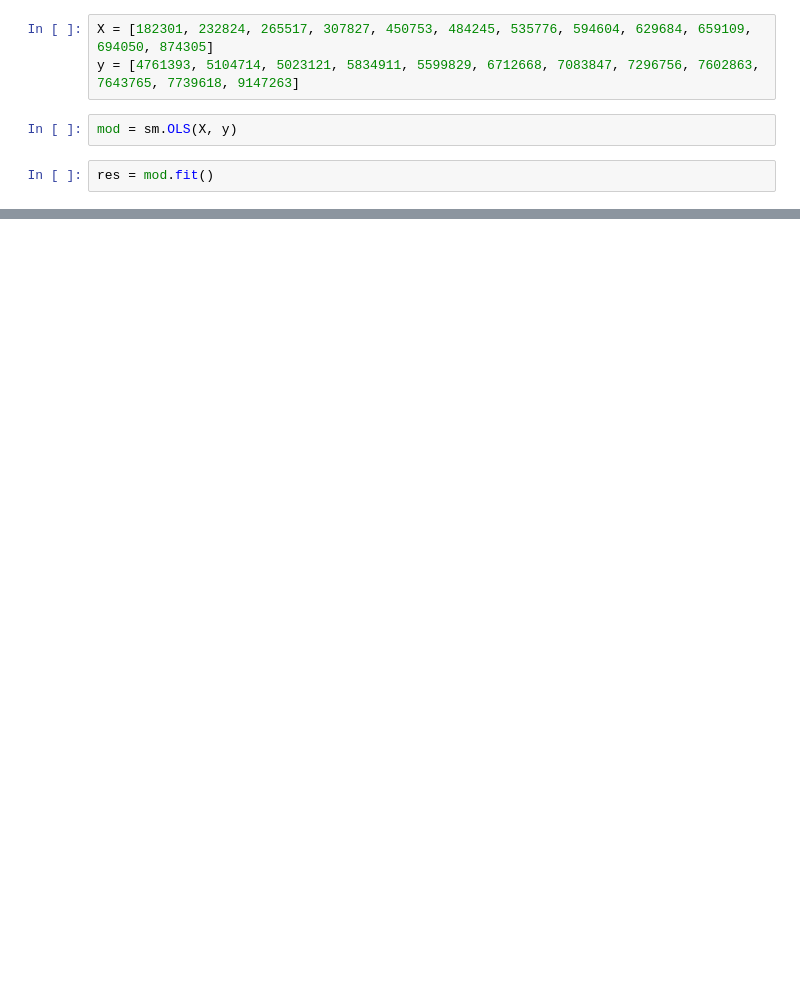
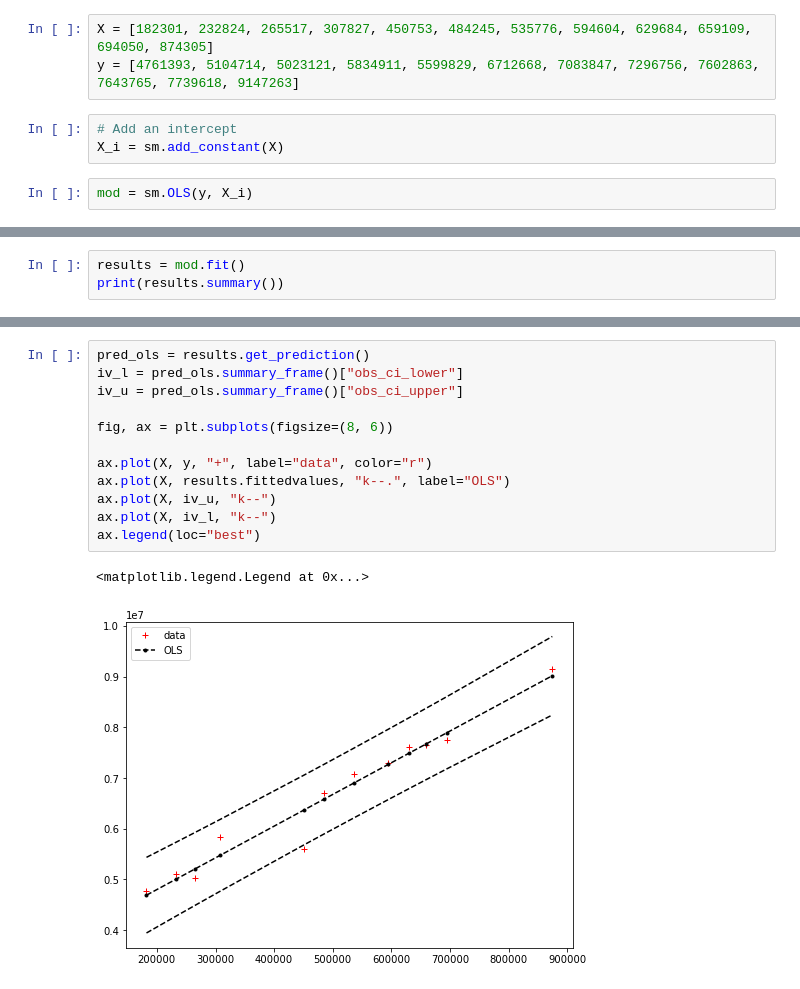
Before and after one commit to broepke/Regression, a Jupyter notebook: Regression.ipynb, the cells around one changed output, grey strips where cells are left out. Cells and saved outputs as stored; diff of their text form; blank space fills up the shorter version.

```diff
--- a/Regression.ipynb
+++ b/Regression.ipynb
@@ -4,7 +12,8 @@ import statsmodels.api as sm
 # %%
 X = [182301, 232824, 265517, 307827, 450753, 484245, 535776, 594604, 629684, 659109, 694050, 874305]
 y = [4761393, 5104714, 5023121, 5834911, 5599829, 6712668, 7083847, 7296756, 7602863, 7643765, 7739618, 9147263]
+# %%
+# Add an intercept
+X_i = sm.add_constant(X)
 # %%
-mod = sm.OLS(X, y)
+mod = sm.OLS(y, X_i)
-# %%
-res = mod.fit()
@@ -30,0 +20,3 @@ Notes:
+# %%
+results = mod.fit()
+print(results.summary())
@@ -30,0 +56,15 @@ Notes:
+# %%
+pred_ols = results.get_prediction()
+iv_l = pred_ols.summary_frame()["obs_ci_lower"]
+iv_u = pred_ols.summary_frame()["obs_ci_upper"]
+
+fig, ax = plt.subplots(figsize=(8, 6))
+
+ax.plot(X, y, "+", label="data", color="r")
+ax.plot(X, results.fittedvalues, "k--.", label="OLS")
+ax.plot(X, iv_u, "k--")
+ax.plot(X, iv_l, "k--")
+ax.legend(loc="best")
+# %% [output]
+<matplotlib.legend.Legend at 0x...>
+[figure, added]
```
Also changed, not shown: parts of 6 cells of this notebook, 1 other file.
